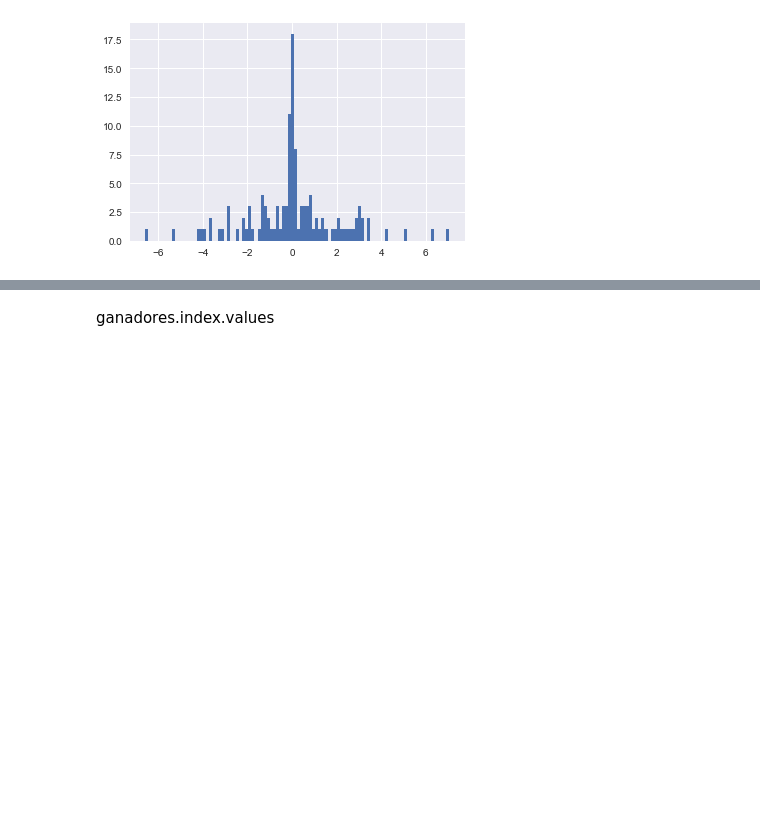
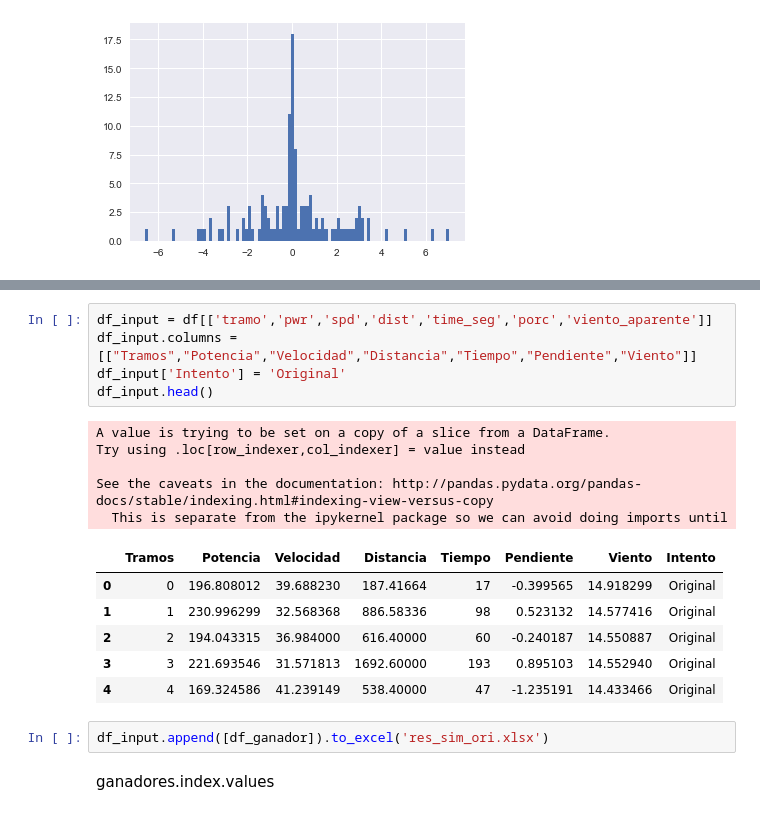
Before and after one commit to davidchepe/IM_KS, a Jupyter notebook: Simulador/Pruebas_Simulacion-david-Comentada.ipynb, the cells around one changed output, grey strips where cells are left out. Drawn from its saved outputs; the diff is of its cells as text; blank space fills up the shorter version.

```diff
--- a/Simulador/Pruebas_Simulacion-david-Comentada.ipynb
+++ b/Simulador/Pruebas_Simulacion-david-Comentada.ipynb
@@ -285,3 +265,22 @@ df_ganador
+# %%
+df_input = df[['tramo','pwr','spd','dist','time_seg','porc','viento_aparente']]
+df_input.columns =[["Tramos","Potencia","Velocidad","Distancia","Tiempo","Pendiente","Viento"]]
+df_input['Intento'] = 'Original'
+df_input.head()
+# %% [output]
+A value is trying to be set on a copy of a slice from a DataFrame.
+Try using .loc[row_indexer,col_indexer] = value instead
+
+See the caveats in the documentation: http://pandas.pydata.org/pandas-docs/stable/indexing.html#indexing-view-versus-copy
+  This is separate from the ipykernel package so we can avoid doing imports until
+|  | Tramos | Potencia | Velocidad | Distancia | Tiempo | Pendiente | Viento | Intento |
+| 0 | 0 | 196.808012 | 39.688230 | 187.41664 | 17 | -0.399565 | 14.918299 | Original |
+| 1 | 1 | 230.996299 | 32.568368 | 886.58336 | 98 | 0.523132 | 14.577416 | Original |
+| 2 | 2 | 194.043315 | 36.984000 | 616.40000 | 60 | -0.240187 | 14.550887 | Original |
+| 3 | 3 | 221.693546 | 31.571813 | 1692.60000 | 193 | 0.895103 | 14.552940 | Original |
+| 4 | 4 | 169.324586 | 41.239149 | 538.40000 | 47 | -1.235191 | 14.433466 | Original |
+# %%
+df_input.append([df_ganador]).to_excel('res_sim_ori.xlsx')
 # %% [markdown]
 ganadores.index.values
 # %%
```
Also changed, not shown: parts of 7 cells of this notebook, 3 other files.
